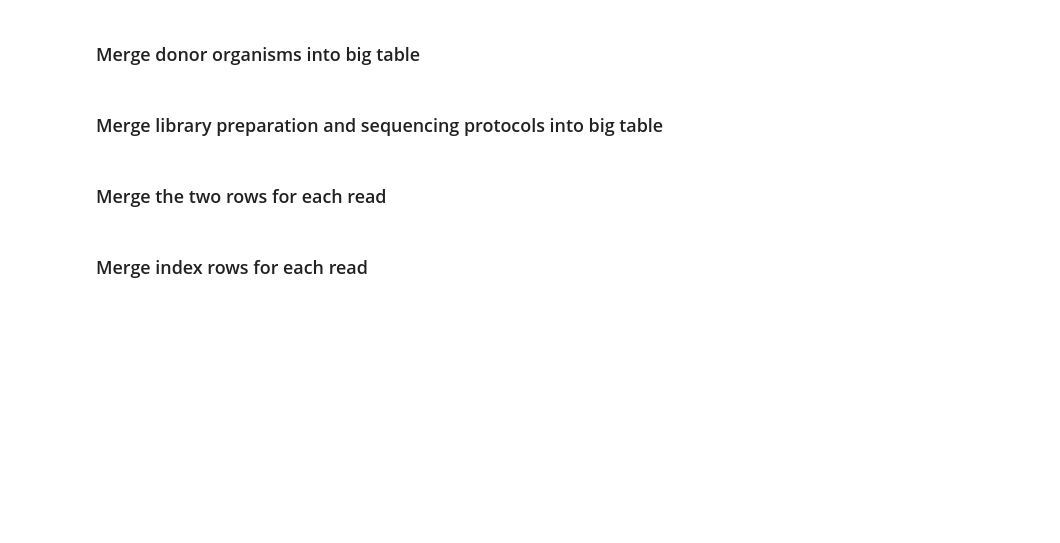
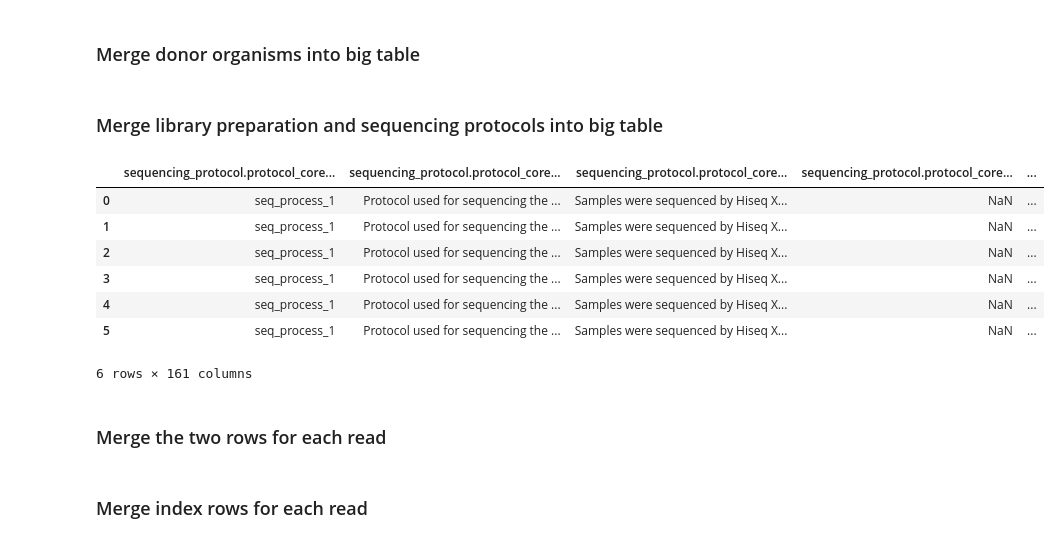
Before and after one commit to ebi-ait/hca-to-scea-tools, a Jupyter notebook: mage-tab_generator.ipynb, the cells around one changed output. Drawn from its saved outputs; the diff is of its cells as text; code cells hidden in the pictures; blank space fills up the shorter version.

```diff
--- a/mage-tab_generator.ipynb
+++ b/mage-tab_generator.ipynb
@@ -7,12 +7,12 @@ Input here the accession number for the submission, the curators' initials, and
 # %%
 accession_index = 11
 curators = ["AD", "JFG"]
-work_dir = "E-HCAD-11_HumanColonicMesenchymeIBD"
+work_dir = "E-HCAD-14_GSE131685"
 
 force_project_uuid = None
 
 # HumanColonicMesenchymeIBD
-force_project_uuid = "f8aa201c-4ff1-45a4-890e-840d63459ca2"
+# force_project_uuid = "f8aa201c-4ff1-45a4-890e-840d63459ca2"
 
 # KidneySingleCellAtlas
 # force_project_uuid = "abe1a013-af7a-45ed-8c26-f3793c24a1f4"
@@ -45,7 +45,8 @@ import glob
 from os.path import basename, splitext
 
 def get_all_spreadsheets(work_dir):
-    file_names = glob.glob(f"{work_dir}/[!big_table.csv]*.csv")
+    file_names = glob.glob(f"{work_dir}/*.csv")
+    file_names = [x for x in file_names if not 'big_table.csv' in x]
 
     spreadsheets = {}
 
@@ -57,6 +58,7 @@ def get_all_spreadsheets(work_dir):
 ### Load all spreadsheets
 # %%
 import pandas as pd
+pd.set_option('display.max_columns', 0)
 
 spreadsheets = get_all_spreadsheets(work_dir)
 
@@ -77,3 +81,9 @@ big_table = spreadsheets['cell_suspension'].merge(
+# %%
+def get_specimen(cell_line_id):
+    return spreadsheets['cell_line'].loc[spreadsheets['cell_line']['cell_line.biomaterial_core.biomaterial_id'] == cell_line_id]['specimen_from_organism.biomaterial_core.biomaterial_id'].values[0]
+
+if 'cell_line' in spreadsheets.keys():
+    big_table['specimen_from_organism.biomaterial_core.biomaterial_id'] = big_table['specimen_from_organism.biomaterial_core.biomaterial_id'].fillna(big_table.loc[big_table['specimen_from_organism.biomaterial_core.biomaterial_id'].isna()]['cell_line.biomaterial_core.biomaterial_id'].apply(get_specimen))
 # %% [markdown]
 ### Merge specimens into big table
 # %%
@@ -104,6 +114,17 @@ big_table = spreadsheets['sequencing_protocol'].merge(
     how="outer",
     on="sequencing_protocol.protocol_core.protocol_id"
 )
+# %%
+big_table
+# %% [output]
+|  | sequencing_protocol.protocol_core... | sequencing_protocol.protocol_core... | sequencing_protocol.protocol_core... | sequencing_protocol.protocol_core... | ... |
+| 0 | seq_process_1 | Protocol used for sequencing the ... | Samples were sequenced by Hiseq X... | NaN | ... |
+| 1 | seq_process_1 | Protocol used for sequencing the ... | Samples were sequenced by Hiseq X... | NaN | ... |
+| 2 | seq_process_1 | Protocol used for sequencing the ... | Samples were sequenced by Hiseq X... | NaN | ... |
+| 3 | seq_process_1 | Protocol used for sequencing the ... | Samples were sequenced by Hiseq X... | NaN | ... |
+| 4 | seq_process_1 | Protocol used for sequencing the ... | Samples were sequenced by Hiseq X... | NaN | ... |
+| 5 | seq_process_1 | Protocol used for sequencing the ... | Samples were sequenced by Hiseq X... | NaN | ... |
+6 rows × 161 columns
 # %% [markdown]
 ### Merge the two rows for each read
 # %%
```
Also changed, not shown: parts of 2 cells of this notebook.
